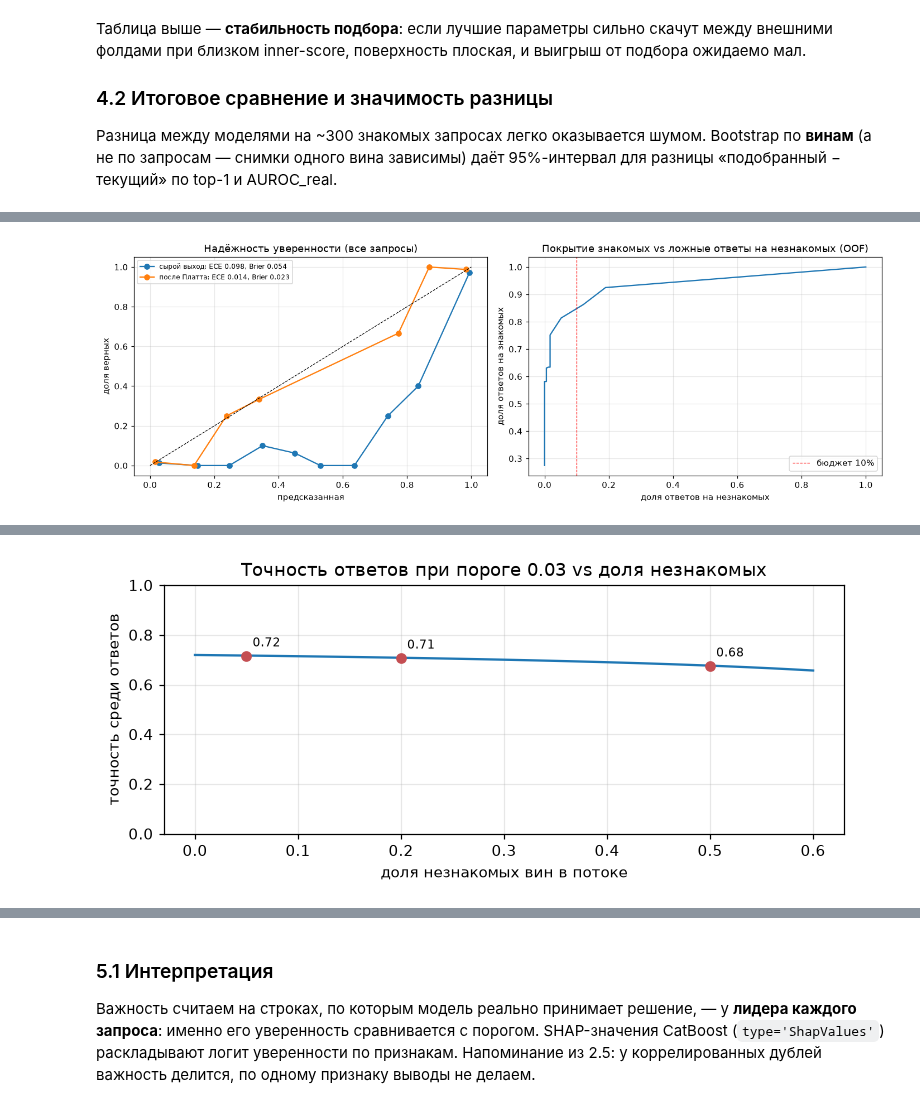
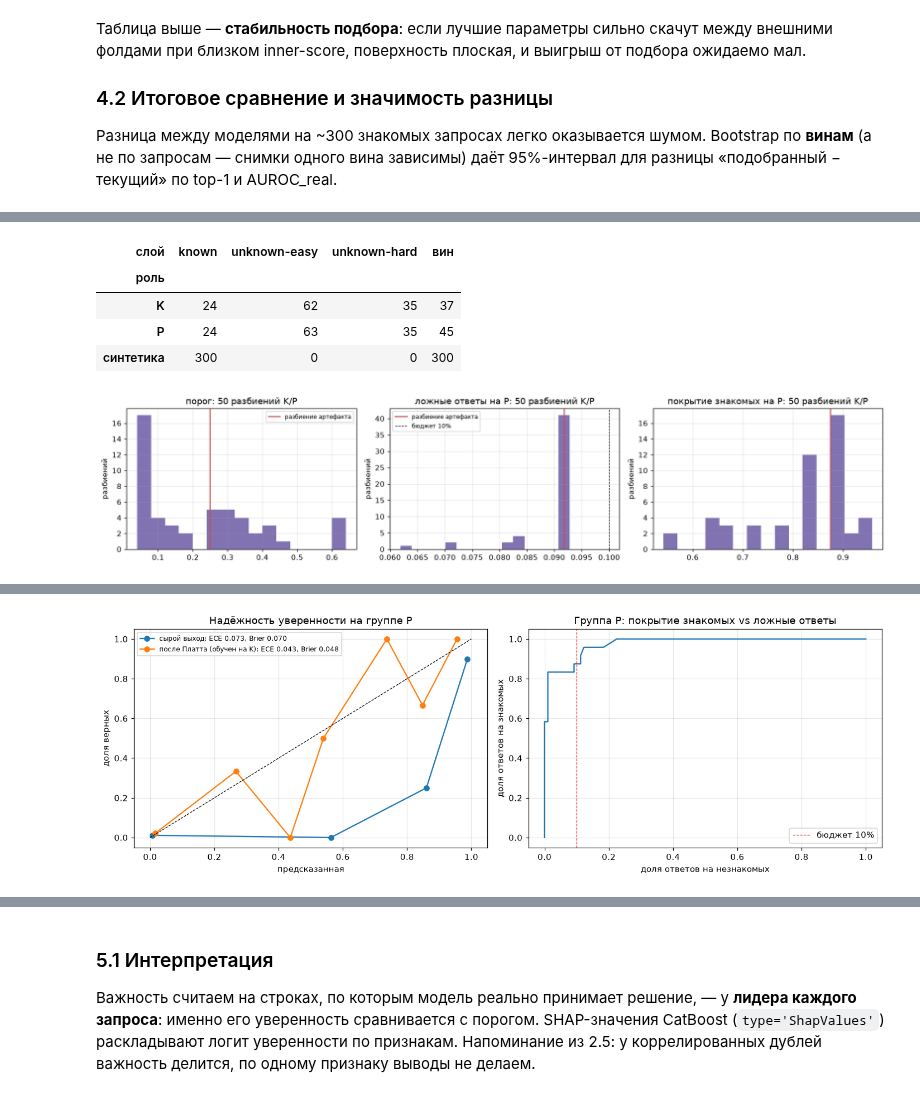
Before and after one commit to Izymka/rshb_my_wine_app, a Jupyter notebook: notebooks/06_decider_eda_and_training.ipynb, the cells around one changed output, grey strips where cells are left out. Drawn from its saved outputs; the diff is of its cells as text; code cells hidden in the pictures.

```diff
--- a/notebooks/06_decider_eda_and_training.ipynb
+++ b/notebooks/06_decider_eda_and_training.ipynb
@@ -54,8 +56,9 @@ TD = importlib.util.module_from_spec(spec); spec.loader.exec_module(TD)
 SEED = 2026
 INDEX = Path('models/index_platform_sq_v3')
 FEATURES = Path('eval/results/features_platform_sq_v3.jsonl')
-OUT_DIR = Path('models/decider_platform_sq_v3')
-TUNING_JSON = Path('eval/results/decider_tuning_sq_v3.json')
+OUT_DIR = Path('models/decider_platform_sq_v3_live')
+TUNING_JSON = Path('eval/results/decider_tuning_sq_v3_live.json')
+SPLIT_REPEATS = 50                          # случайных разбиений K/P для оценки разброса
 LIVE_WEIGHT, BUDGET = 3.0, 0.10          # как в scripts/rebuild_recognition.py
 OUTER_FOLDS, INNER_FOLDS = 5, 3
 TRIALS_NESTED, TRIALS_FINAL = 15, 30
@@ -427,10 +449,12 @@ def query_metrics(score_of, qs):
         known.append(not by_query[q][0].true_id.startswith(TD.UNKNOWN_PREFIX))
     top_score, correct, rr, known = map(np.asarray, (top_score, correct, rr, known))
     present = np.asarray([LABELS[q].any() for q in qs], bool)
+    live = np.asarray([GROUP[q].startswith('live-') for q in qs], bool)
     auroc = (roc_auc_score(np.r_[np.ones(known.sum()), np.zeros((~known).sum())],
                            np.r_[top_score[known], top_score[~known]])
              if known.any() and (~known).any() else np.nan)
     return {'top1': correct[known].mean(), 'top1_present': correct[known & present].mean(),
+            'top1_live': correct[known & live].mean() if (known & live).any() else np.nan,
             'mrr': rr[known].mean(), 'auroc_real': auroc,
             'top_score': top_score, 'correct': correct, 'rr': rr, 'known': known}
 
@@ -440,7 +464,7 @@ heuristics = {
     'max inliers': lambda q: FULL[q][:, COL['inliers']] + 1e-3 * FULL[q][:, COL['vis_score']],
     'max name_cover': lambda q: FULL[q][:, COL['name_cover']] + 1e-3 * FULL[q][:, COL['vis_score']],
 }
-METRICS = ('top1', 'top1_present', 'mrr', 'auroc_real')
+METRICS = ('top1', 'top1_present', 'top1_live', 'mrr', 'auroc_real')
 baseline_table = pd.DataFrame({name: {k: v for k, v in query_metrics(f, queries).items()
                                       if k in METRICS}
                                for name, f in heuristics.items()}).T
@@ -510,7 +536,9 @@ display(styled(folds_table, bars=['test_known', 'test_unknown'], bad=['wine_over
 подаётся без верного кандидата (учит отказу), живые кадры весят в 3 раза больше.
 # %%
 V3 = list(range(FEATURE_NAMES.index('geometry_normalized_error') + 1))
-FEATURE_SETS = {'v3': V3, 'v4': ALL}
+DOMAIN = ('vis_std', 'vis_mean', 'ocr_lines')
+V3_NODOMAIN = [i for i in V3 if FEATURE_NAMES[i] not in DOMAIN]
+FEATURE_SETS = {'v3': V3, 'v4': ALL, 'v3-nodomain': V3_NODOMAIN}
 BASE = dict(loss_function='Logloss', random_seed=SEED, thread_count=-1,
             allow_writing_files=False, verbose=False)
 PRODUCTION = dict(iterations=400, learning_rate=0.05, depth=6, l2_leaf_reg=5,
@@ -544,8 +572,9 @@ def outer_cv(fit):
 def pooled_metrics(oof):
     top = np.array([oof[q][0] for q in queries]); correct = np.array([oof[q][1] for q in queries])
     rr = np.array([oof[q][2] for q in queries]); known = Q.known.to_numpy()
-    present = Q.true_present.to_numpy()
+    present = Q.true_present.to_numpy(); live = Q.group.str.startswith('live-').to_numpy()
     return {'top1': correct[known].mean(), 'top1_present': correct[known & present].mean(),
+            'top1_live': correct[known & live].mean(),
             'mrr': rr[known].mean(),
             'auroc_real': roc_auc_score(np.r_[np.ones(known.sum()), np.zeros((~known).sum())],
                                         np.r_[top[known], top[~known]])}
@@ -815,54 +850,86 @@ for tr, te in final_folds:
         oof_raw[j], oof_correct[j] = p[best], bool(LABELS[q][best])
         oof_best[j] = by_query[q][best].item_id
 known = Q.known.to_numpy()
-
-calibrator = LogisticRegression(C=1e6).fit(logit(oof_raw).reshape(-1, 1), oof_correct.astype(int))
-weight, bias = float(calibrator.coef_[0][0]), float(calibrator.intercept_[0])
+wines_list, groups_list = Q.wine.tolist(), Q.group.tolist()
+roles = TD.split_live(wines_list, known, groups_list, SEED)
+split = TD.split_calibration(oof_raw, oof_correct, known, roles, BUDGET)
+weight, bias = split['calib_weight'], split['calib_bias']
 probe_decider = Decider(booster=None, calib_weight=weight, calib_bias=bias, threshold=0.0,
                         feature_names=tuple(FEATURE_NAMES[i] for i in COLS))
 calibrated = probe_decider.calibrate(oof_raw)
+P = roles == 'P'
+
+composition = pd.crosstab(pd.Series(roles, name='роль').replace('', 'синтетика'),
+                          pd.Series([TD.live_stratum(bool(k), g)
+                                     for k, g in zip(known, groups_list)], name='слой'))
+composition['вин'] = pd.Series(Q.wine.to_numpy()).groupby(
+    pd.Series(roles).replace('', 'синтетика').to_numpy()).nunique()
+display(styled(composition, bars=list(composition.columns)))
+
+repeats = pd.DataFrame([
+    TD.split_calibration(oof_raw, oof_correct, known,
+                         TD.split_live(wines_list, known, groups_list, seed), BUDGET)
+    for seed in range(SEED, SEED + SPLIT_REPEATS)])
+fig, axes = plt.subplots(1, 3, figsize=(15, 3.4))
+for ax, column, title in zip(axes, ('threshold', 'false_answer_rate', 'coverage'),
+                             ('порог', 'ложные ответы на P', 'покрытие знакомых на P')):
+    ax.hist(repeats[column], bins=15, color='#8172B2')
+    ax.axvline(split[column], color='#C44E52', lw=1.5, label='разбиение артефакта')
+    ax.set(title=f'{title}: {SPLIT_REPEATS} разбиений K/P', ylabel='разбиений')
+axes[1].axvline(BUDGET, color='k', ls='--', lw=.8, label=f'бюджет {BUDGET:.0%}')
+axes[0].legend(fontsize=8); axes[1].legend(fontsize=8)
+plt.tight_layout(); plt.show()
+display(styled(repeats[['threshold', 'false_answer_rate', 'coverage', 'precision']]
+               .describe(percentiles=[.1, .5, .9]).T, precision=3))
 
 def ece(p, y, bins=10):
     edges = np.linspace(0, 1, bins + 1); total = 0.0
     for lo, hi in zip(edges[:-1], edges[1:]):
         m = (p >= lo) & (p < hi) if hi < 1 else (p >= lo)
         if m.any(): total += m.mean() * abs(p[m].mean() - y[m].mean())
     return total
 
 fig, axes = plt.subplots(1, 2, figsize=(13, 4.5))
-for p, label in ((oof_raw, 'сырой выход'), (calibrated, 'после Платта')):
+for p, label in ((oof_raw[P], 'сырой выход'), (calibrated[P], 'после Платта (обучен на K)')):
+    y = oof_correct[P]
     edges = np.linspace(0, 1, 11); mids, rates = [], []
     for lo, hi in zip(edges[:-1], edges[1:]):
         m = (p >= lo) & (p <= hi)
-        if m.sum() >= 3: mids.append(p[m].mean()); rates.append(oof_correct[m].mean())
-    axes[0].plot(mids, rates, 'o-', label=f'{label}: ECE {ece(p, oof_correct):.3f}, '
-                 f'Brier {np.mean((p - oof_correct) ** 2):.3f}')
+        if m.sum() >= 3: mids.append(p[m].mean()); rates.append(y[m].mean())
+    axes[0].plot(mids, rates, 'o-', label=f'{label}: ECE {ece(p, y):.3f}, '
+                 f'Brier {np.mean((p - y) ** 2):.3f}')
 axes[0].plot([0, 1], [0, 1], 'k--', lw=.8)
-axes[0].set(title='Надёжность уверенности (все запросы)', xlabel='предсказанная',
+axes[0].set(title='Надёжность уверенности на группе P', xlabel='предсказанная',
             ylabel='доля верных'); axes[0].legend(fontsize=8)
 
 thresholds = np.arange(0, 1, .01)
-coverage = [(calibrated[known] >= t).mean() for t in thresholds]
-false_answer = [(calibrated[~known] >= t).mean() for t in thresholds]
+coverage = [(calibrated[P & known] >= t).mean() for t in thresholds]
+false_answer = [(calibrated[P & ~known] >= t).mean() for t in thresholds]
 axes[1].plot(false_answer, coverage, '-')
 axes[1].axvline(BUDGET, color='r', ls='--', lw=.8, label=f'бюджет {BUDGET:.0%}')
-axes[1].set(title='Покрытие знакомых vs ложные ответы на незнакомых (OOF)',
+axes[1].set(title='Группа P: покрытие знакомых vs ложные ответы',
             xlabel='доля ответов на незнакомых', ylabel='доля ответов на знакомых')
 axes[1].legend()
 plt.tight_layout(); plt.show()
 
-picked = TD.pick_threshold(calibrated[known], oof_correct[known], calibrated[~known], BUDGET)
-threshold_table = pd.Series({**picked, 'oof_top1_known': oof_correct[known].mean()},
-                            name='OOF').to_frame()
+picked = {k: split[k] for k in ('threshold', 'coverage', 'precision', 'false_answer_rate')}
+threshold_table = pd.Series({**picked, 'oof_top1_known': oof_correct[known].mean(),
+                             'oof_top1_live_known': oof_correct[known & Q.group.str.startswith(
+                                 'live-').to_numpy()].mean()}, name='OOF').to_frame()
 display(styled(threshold_table, precision=3))
 shares = np.linspace(0, .6, 61)
 fig, ax = plt.subplots(figsize=(7, 3.2))
 ax.plot(shares, [TD.precision_at_prior(picked, s) for s in shares])
 for share in (0.05, 0.2, 0.5):
     v = TD.precision_at_prior(picked, share); ax.plot(share, v, 'o', color='#C44E52')
     ax.annotate(f'{v:.2f}', (share, v), textcoords='offset points', xytext=(4, 6), fontsize=8)
 ax.set(title=f"Точность ответов при пороге {picked['threshold']:.2f} vs доля незнакомых",
        xlabel='доля незнакомых вин в потоке', ylabel='точность среди ответов', ylim=(0, 1))
 plt.tight_layout(); plt.show()
 # %% [output]
+| слой | known | unknown-easy | unknown-hard | вин |
+| роль |  |  |  |  |
+| K | 24 | 62 | 35 | 37 |
+| P | 24 | 63 | 35 | 45 |
+| синтетика | 300 | 0 | 0 | 300 |
-[figure, old version]
+[figure, new version]
@@ -875 +941 @@ plt.tight_layout(); plt.show()
-[figure, old version]
+[figure, new version]
```
Also changed, not shown: parts of 33 cells of this notebook, 2 other files.
